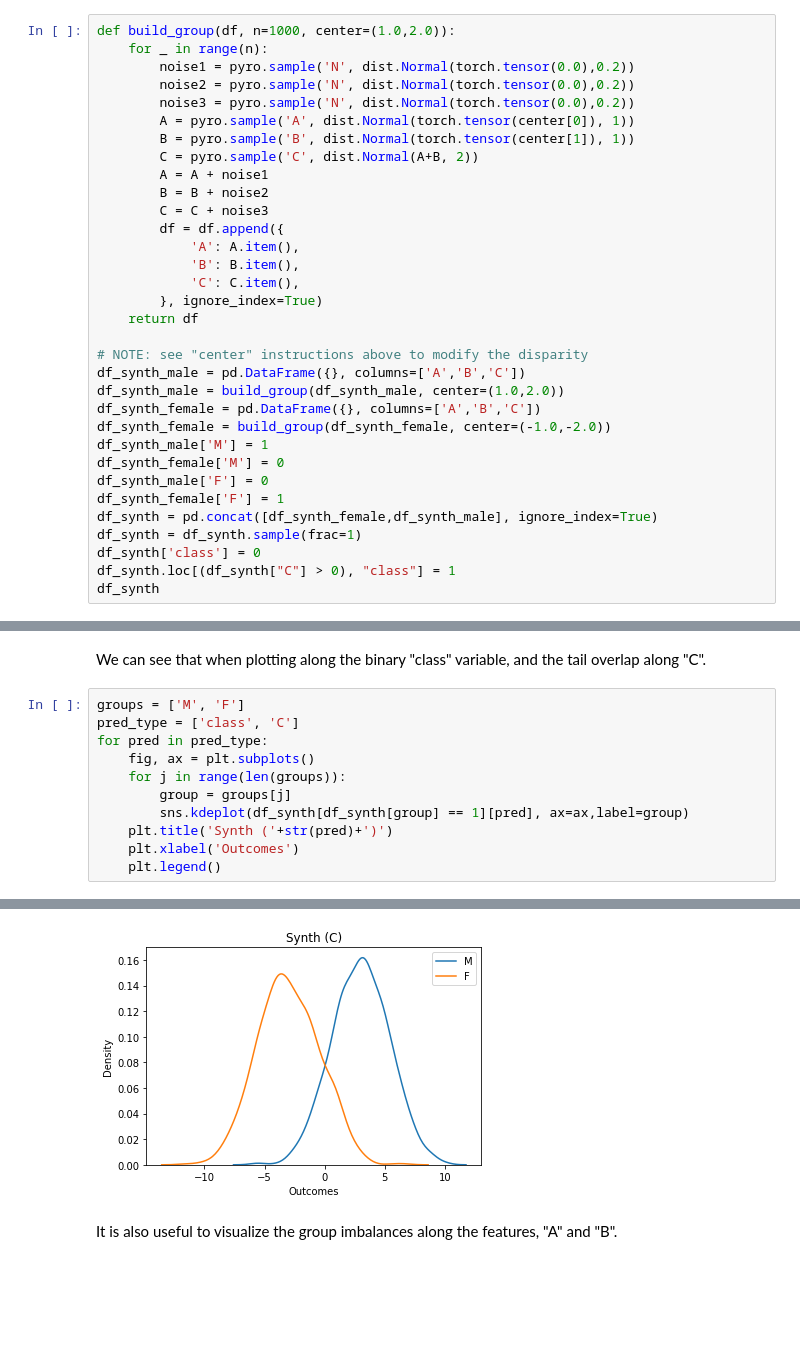
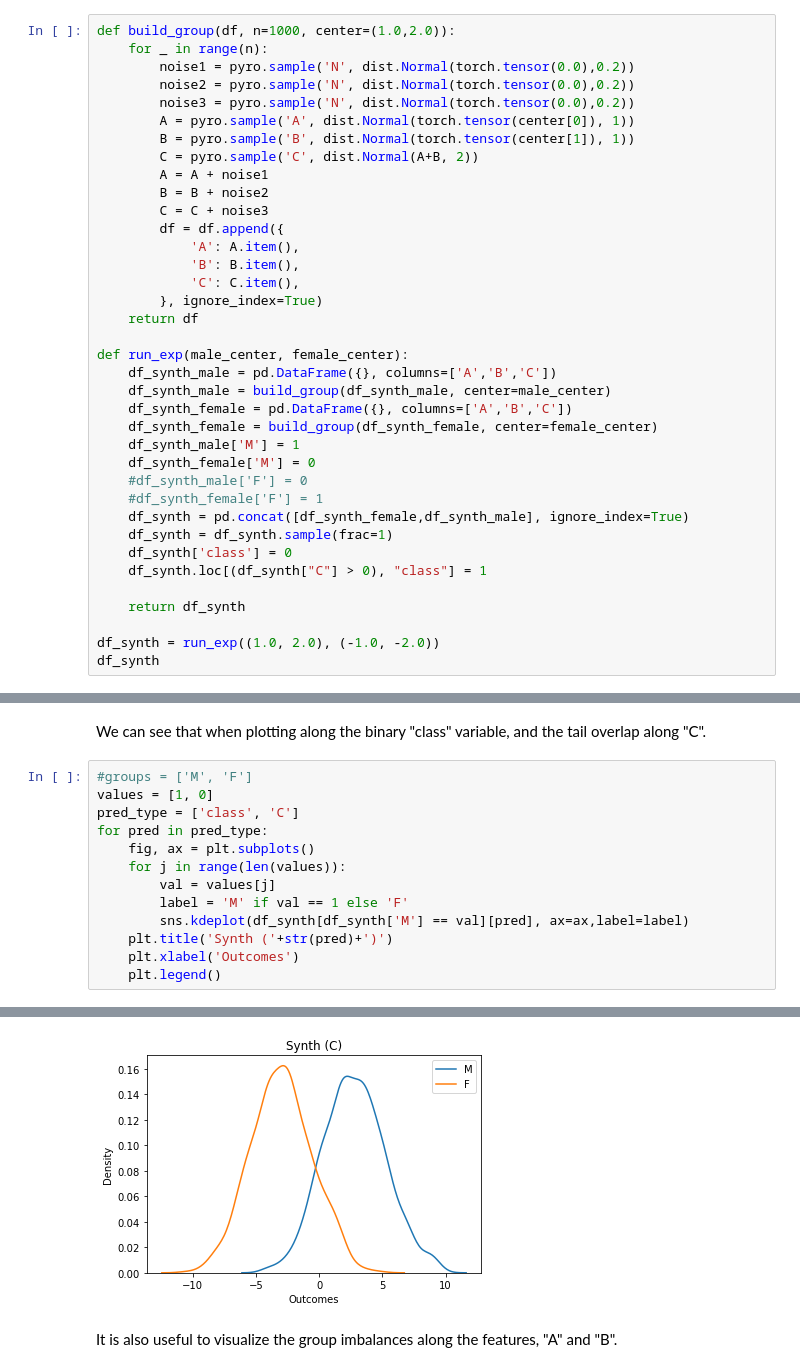
Before and after one commit to lurosenb/Swap_Auditor, a Jupyter notebook: more_stability_tests.ipynb, the cells around one changed output, grey strips where cells are left out. Saved outputs shown, nothing was run; the diff lists cells and outputs as text; blank space fills up the shorter version.

```diff
--- a/more_stability_tests.ipynb
+++ b/more_stability_tests.ipynb
@@ -37,18 +41,22 @@ def build_group(df, n=1000, center=(1.0,2.0)):
         }, ignore_index=True)
     return df
 
-# NOTE: see "center" instructions above to modify the disparity
-df_synth_male = pd.DataFrame({}, columns=['A','B','C'])
-df_synth_male = build_group(df_synth_male, center=(1.0,2.0))
-df_synth_female = pd.DataFrame({}, columns=['A','B','C'])
-df_synth_female = build_group(df_synth_female, center=(-1.0,-2.0))
-df_synth_male['M'] = 1
-df_synth_female['M'] = 0
-df_synth_male['F'] = 0
-df_synth_female['F'] = 1
-df_synth = pd.concat([df_synth_female,df_synth_male], ignore_index=True)
-df_synth = df_synth.sample(frac=1)
-df_synth['class'] = 0
-df_synth.loc[(df_synth["C"] > 0), "class"] = 1
+def run_exp(male_center, female_center):
+    df_synth_male = pd.DataFrame({}, columns=['A','B','C'])
+    df_synth_male = build_group(df_synth_male, center=male_center)
+    df_synth_female = pd.DataFrame({}, columns=['A','B','C'])
+    df_synth_female = build_group(df_synth_female, center=female_center)
+    df_synth_male['M'] = 1
+    df_synth_female['M'] = 0
+    #df_synth_male['F'] = 0
+    #df_synth_female['F'] = 1
+    df_synth = pd.concat([df_synth_female,df_synth_male], ignore_index=True)
+    df_synth = df_synth.sample(frac=1)
+    df_synth['class'] = 0
+    df_synth.loc[(df_synth["C"] > 0), "class"] = 1
+
+    return df_synth
+
+df_synth = run_exp((1.0, 2.0), (-1.0, -2.0))
 df_synth
 # %% [output]
@@ -91,13 +109,15 @@ weighted avg       0.90      0.90      0.90       400
 # %% [markdown]
 We can see that when plotting along the binary "class" variable, and the tail overlap along "C".
 # %%
-groups = ['M', 'F']
+#groups = ['M', 'F']
+values = [1, 0]
 pred_type = ['class', 'C']
 for pred in pred_type:
     fig, ax = plt.subplots()
-    for j in range(len(groups)):
-        group = groups[j]
-        sns.kdeplot(df_synth[df_synth[group] == 1][pred], ax=ax,label=group)
+    for j in range(len(values)):
+        val = values[j]
+        label = 'M' if val == 1 else 'F'
+        sns.kdeplot(df_synth[df_synth['M'] == val][pred], ax=ax,label=label)
     plt.title('Synth ('+str(pred)+')')
     plt.xlabel('Outcomes')
     plt.legend()
@@ -106,4 +126,4 @@ for pred in pred_type:
-[figure, old version]
+[figure, new version]
 # %% [markdown]
 It is also useful to visualize the group imbalances along the features, "A" and "B".
 # %%
```
Also changed, not shown: parts of 8 cells of this notebook, 1 other file.
